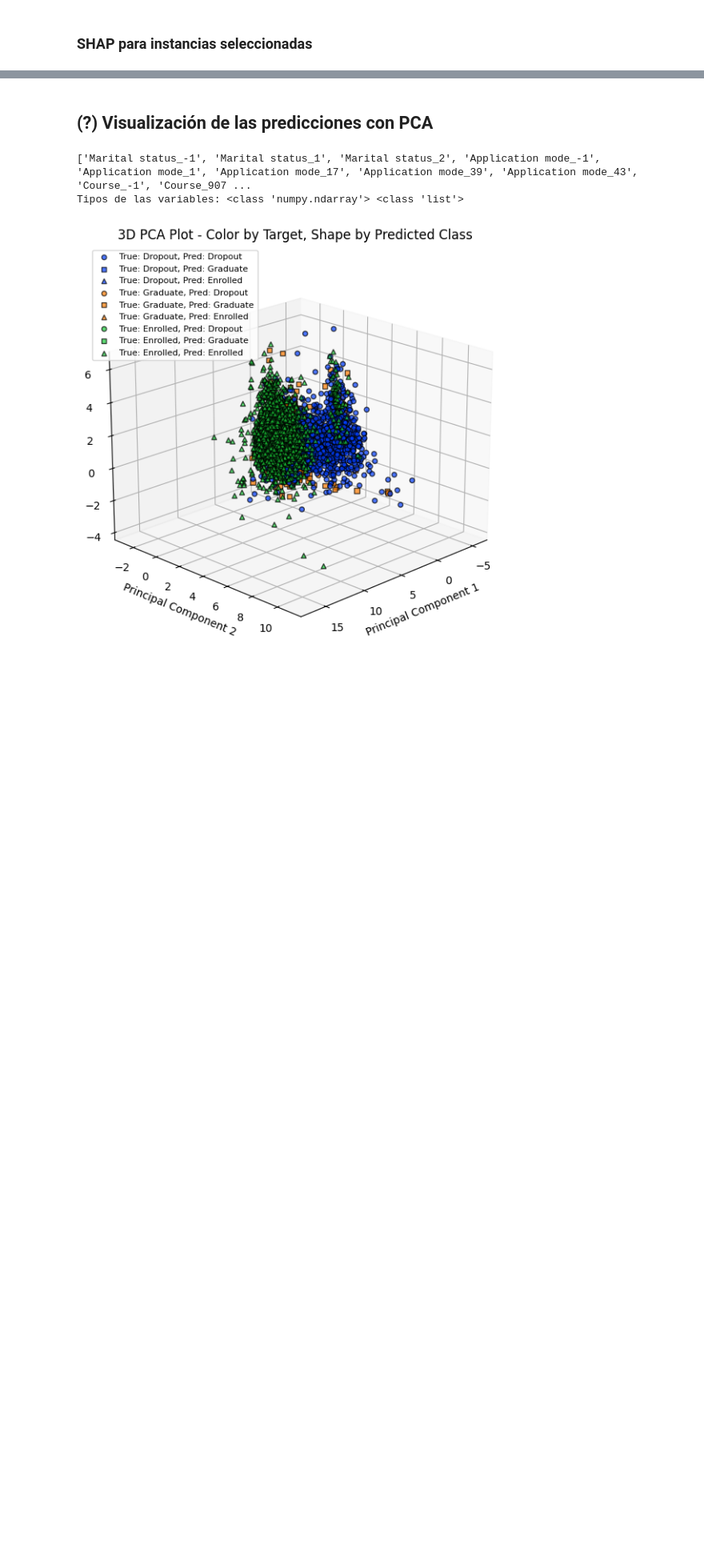
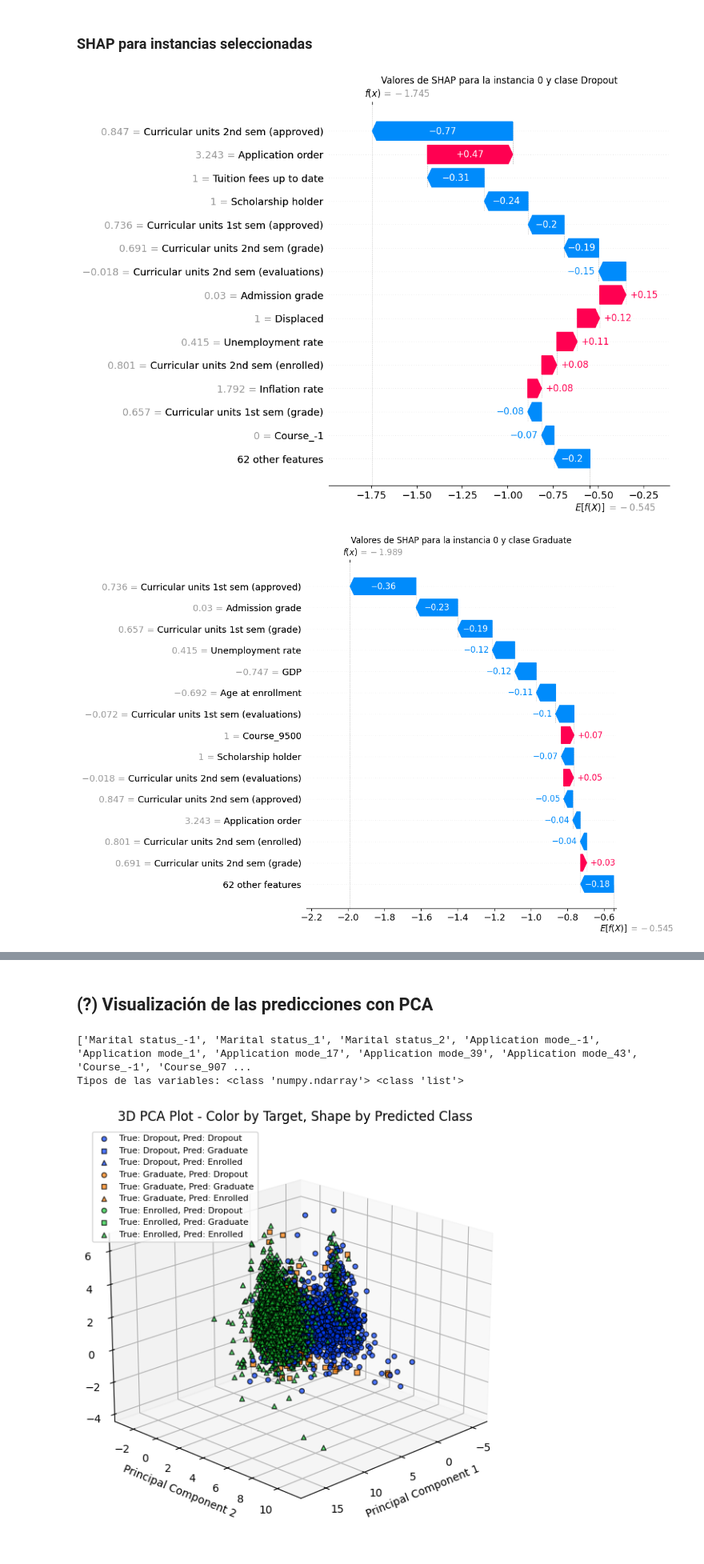
Before and after one commit to JMGO-coding/MLX_academic_performance, a Jupyter notebook: src/xgboost.ipynb, the cells around one changed output, grey strips where cells are left out. Shown at 80% size. Drawn from its saved outputs; the diff is of its cells as text; code cells hidden in the pictures; blank space fills up the shorter version.

```diff
--- a/src/xgboost.ipynb
+++ b/src/xgboost.ipynb
@@ -672,0 +677,12 @@ shap.plots.beeswarm(shap_explanation[:, :, 0], max_display=20)
+# %%
+# TODO: Seleccionar instancias. Mostramos la instancia 0
+data_indexes = [0]
+class_index = 1
+for data_index in data_indexes:
+    for class_index, name in enumerate(target_names):
+        shap.plots.waterfall(shap_explanation[data_index,:,class_index], max_display=15, show=False)
+        plt.title(f"Valores de SHAP para la instancia {data_index} y clase {name}")
+        plt.show()
+# %% [output]
+[figure, added]
+[figure, added]
```
Also changed, not shown: parts of 30 cells of this notebook, 1 other file.
